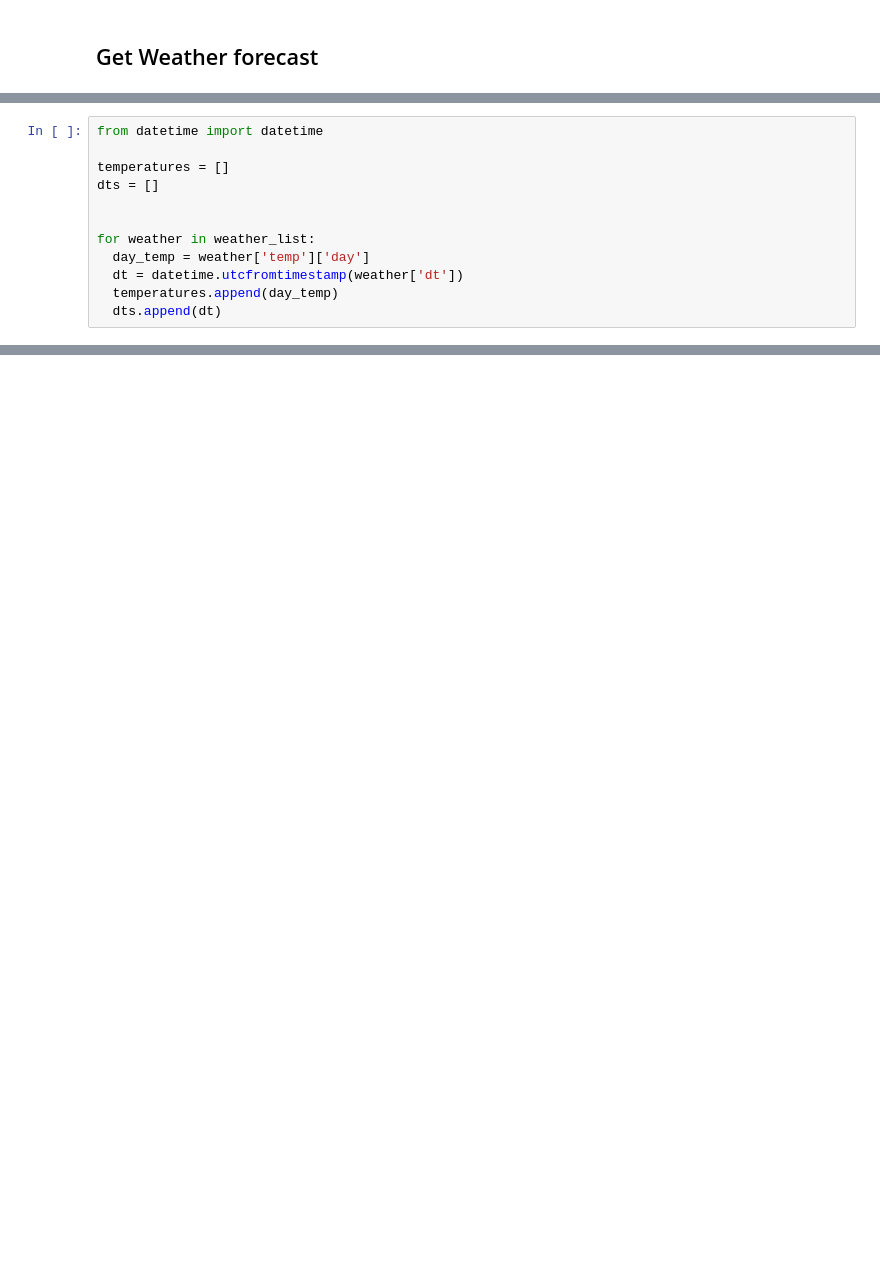
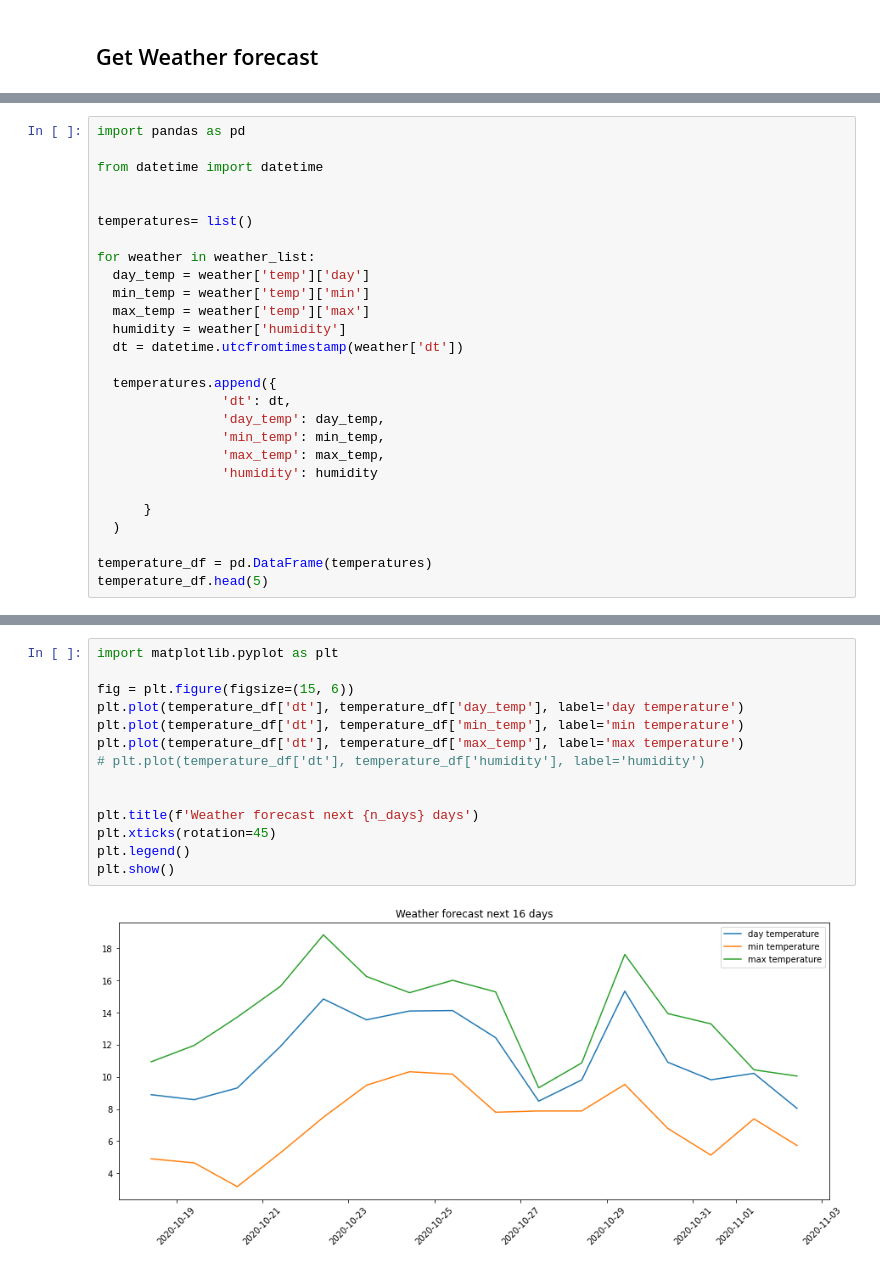
Before and after one commit to female-coders-linz/workshops, a Jupyter notebook: weather_forecast/Weather_data.ipynb, the cells around one changed output, grey strips where cells are left out. Saved outputs shown, nothing was run; the diff lists cells and outputs as text; blank space fills up the shorter version.

```diff
--- a/weather_forecast/Weather_data.ipynb
+++ b/weather_forecast/Weather_data.ipynb
@@ -184,12 +80,27 @@ weather_list = response['list']
 # %%
+import pandas as pd
+
 from datetime import datetime
 
-temperatures = []
-dts = []
 
+temperatures= list()
 
 for weather in weather_list:
   day_temp = weather['temp']['day']
+  min_temp = weather['temp']['min']
+  max_temp = weather['temp']['max']
+  humidity = weather['humidity']
   dt = datetime.utcfromtimestamp(weather['dt'])
-  temperatures.append(day_temp)
-  dts.append(dt)
+
+  temperatures.append({
+                'dt': dt,
+                'day_temp': day_temp,
+                'min_temp': min_temp,
+                'max_temp': max_temp,
+                'humidity': humidity
+
+      }
+  )
+
+temperature_df = pd.DataFrame(temperatures)
+temperature_df.head(5)
@@ -202,0 +114,16 @@ datetime.datetime(2020, 10, 26, 10, 0)
+# %%
+import matplotlib.pyplot as plt
+
+fig = plt.figure(figsize=(15, 6))
+plt.plot(temperature_df['dt'], temperature_df['day_temp'], label='day temperature')
+plt.plot(temperature_df['dt'], temperature_df['min_temp'], label='min temperature')
+plt.plot(temperature_df['dt'], temperature_df['max_temp'], label='max temperature')
+# plt.plot(temperature_df['dt'], temperature_df['humidity'], label='humidity')
+
+
+plt.title(f'Weather forecast next {n_days} days')
+plt.xticks(rotation=45)
+plt.legend()
+plt.show()
+# %% [output]
+[figure, added]
```
Also changed, not shown: parts of 25 cells of this notebook.
